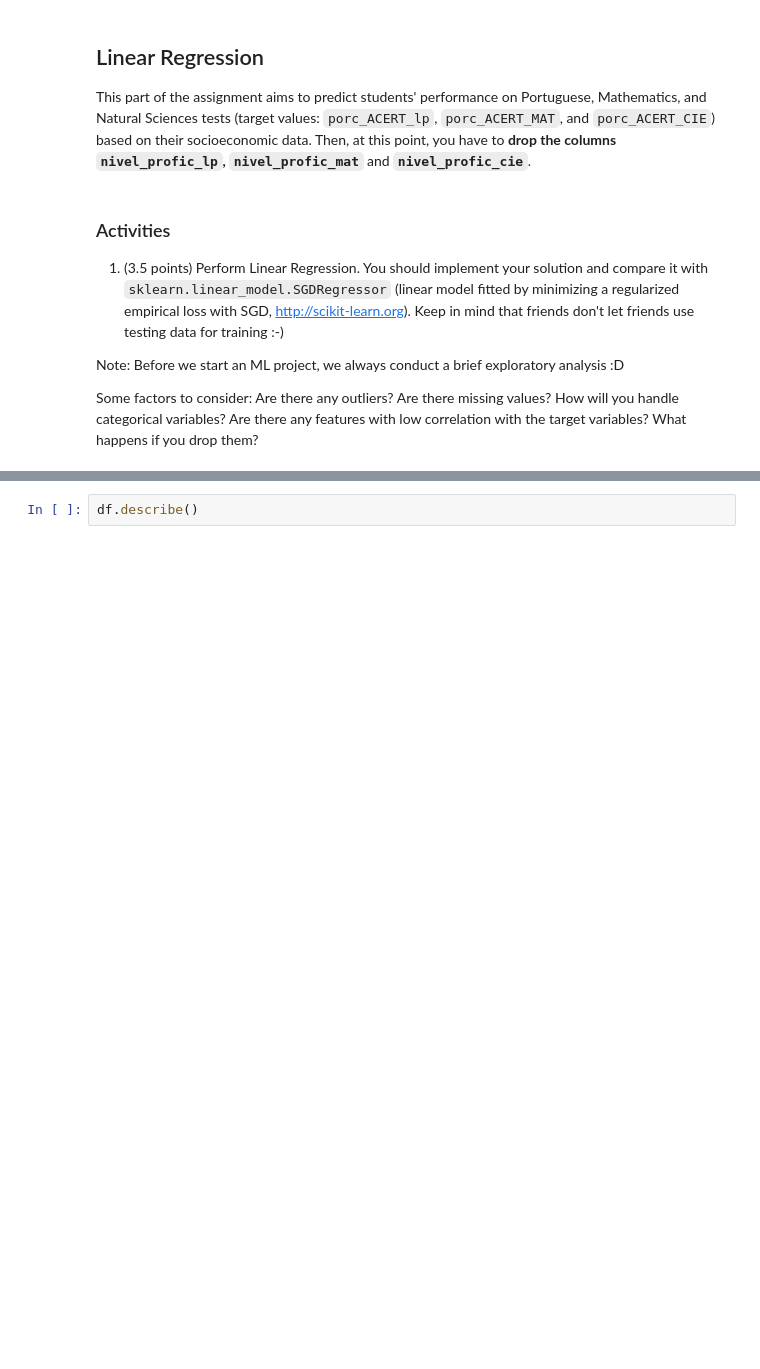
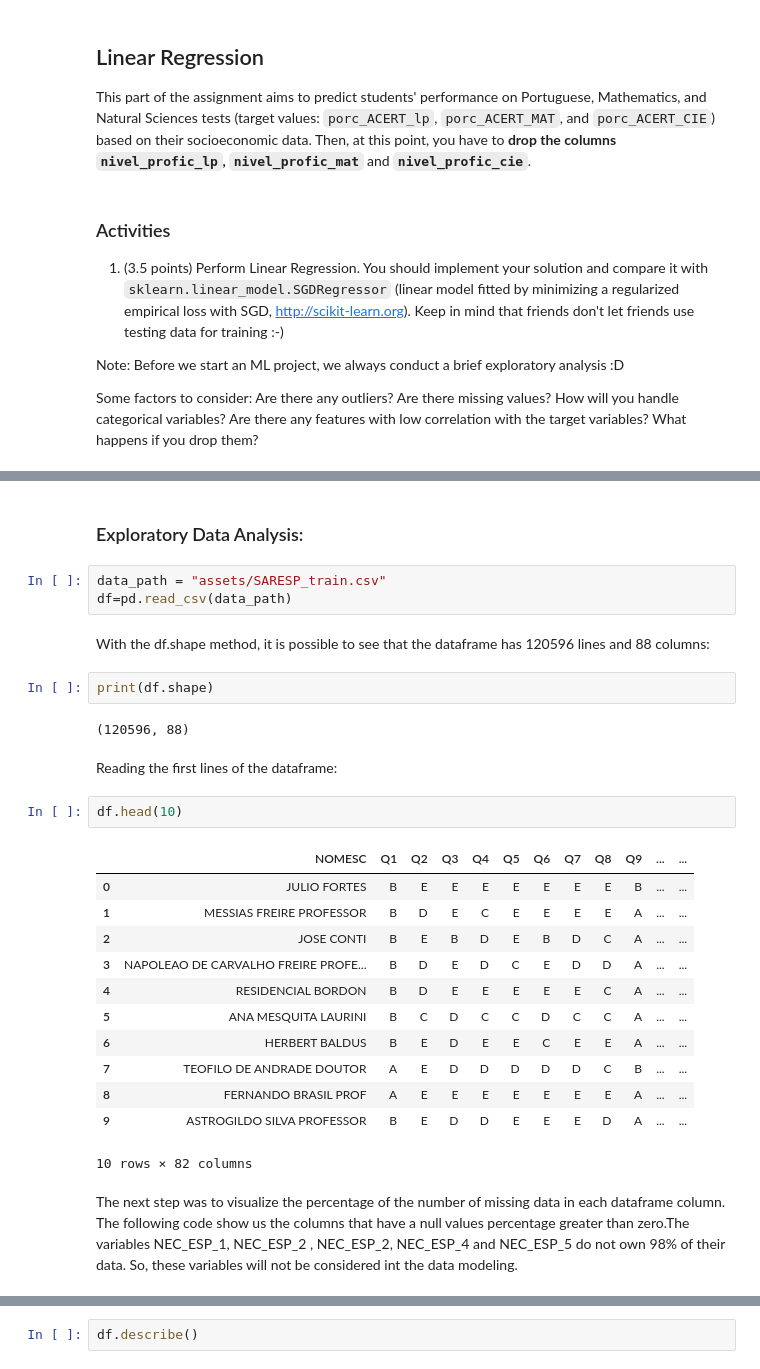
Before and after one commit to randersonLemos/mc886, a Jupyter notebook: t2/2022s2_mc886mo444_assignment_02.ipynb, the cells around one changed output, grey strips where cells are left out. Saved outputs shown, nothing was run; the diff lists cells and outputs as text; blank space fills up the shorter version.

Commit message:
add first EDA structure

```diff
--- a/t2/2022s2_mc886mo444_assignment_02.ipynb
+++ b/t2/2022s2_mc886mo444_assignment_02.ipynb
@@ -100,0 +106,30 @@ df = df[columns]
+# %% [markdown]
+### Exploratory Data Analysis:
+# %%
+data_path = "assets/SARESP_train.csv"
+df=pd.read_csv(data_path)
+# %% [markdown]
+With the df.shape method, it is possible to see that the dataframe has 120596 lines and 88 columns:
+# %%
+print(df.shape)
+# %% [output]
+(120596, 88)
+# %% [markdown]
+Reading the first lines of the dataframe:
+# %%
+df.head(10)
+# %% [output]
+|  | NOMESC | Q1 | Q2 | Q3 | Q4 | Q5 | Q6 | Q7 | Q8 | Q9 | ... | ... |
+| 0 | JULIO FORTES | B | E | E | E | E | E | E | E | B | ... | ... |
+| 1 | MESSIAS FREIRE PROFESSOR | B | D | E | C | E | E | E | E | A | ... | ... |
+| 2 | JOSE CONTI | B | E | B | D | E | B | D | C | A | ... | ... |
+| 3 | NAPOLEAO DE CARVALHO FREIRE PROFE... | B | D | E | D | C | E | D | D | A | ... | ... |
+| 4 | RESIDENCIAL BORDON | B | D | E | E | E | E | E | C | A | ... | ... |
+| 5 | ANA MESQUITA LAURINI | B | C | D | C | C | D | C | C | A | ... | ... |
+| 6 | HERBERT BALDUS | B | E | D | E | E | C | E | E | A | ... | ... |
+| 7 | TEOFILO DE ANDRADE DOUTOR | A | E | D | D | D | D | D | C | B | ... | ... |
+| 8 | FERNANDO BRASIL PROF | A | E | E | E | E | E | E | E | A | ... | ... |
+| 9 | ASTROGILDO SILVA PROFESSOR | B | E | D | D | E | E | E | D | A | ... | ... |
+10 rows × 82 columns
+# %% [markdown]
+The next step was to visualize the percentage of the number of missing data in each dataframe column. The following code show us the columns that have a null values percentage greater than zero.The variables NEC_ESP_1, NEC_ESP_2 , NEC_ESP_2, NEC_ESP_4 and NEC_ESP_5 do not own 98% of their data. So, these variables will not be considered int the data modeling.
```
Also changed, not shown: parts of 19 cells of this notebook.
